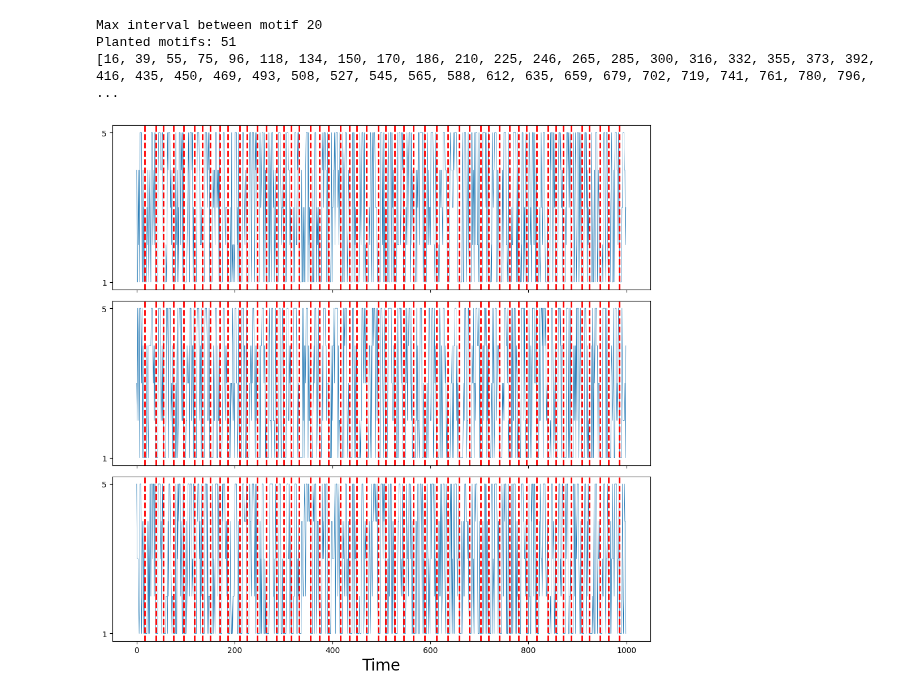
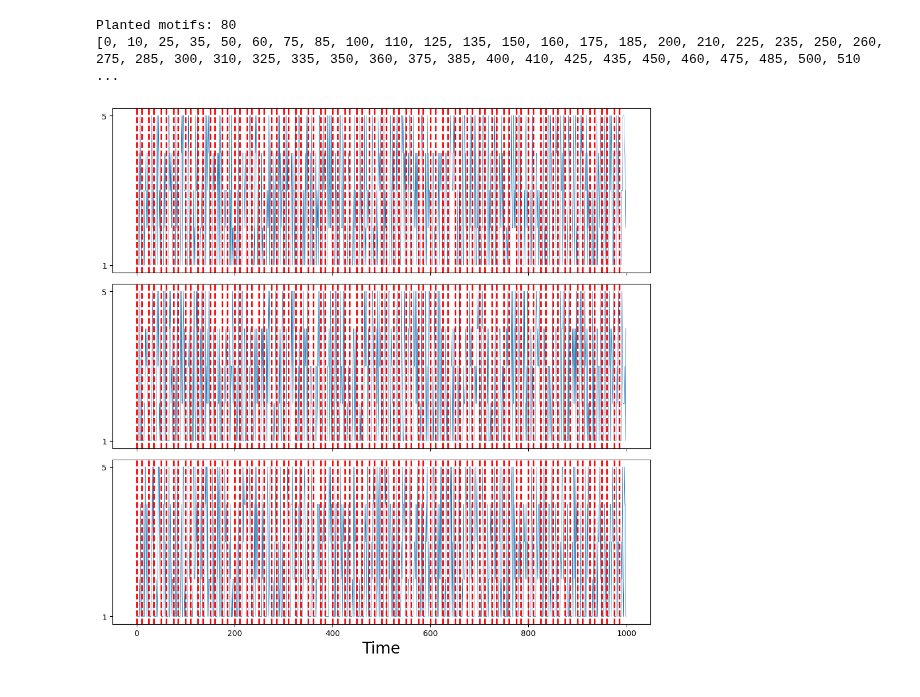
Before and after one commit to MiguelGarcaoSilva/motifpred, a Jupyter notebook: code/casestudy_syntheticdata_scenario1_ffnn.ipynb, the cells around one changed output. Cells and saved outputs as stored; diff of their text form; code cells hidden in the pictures.

```diff
--- a/code/casestudy_syntheticdata_scenario1_ffnn.ipynb
+++ b/code/casestudy_syntheticdata_scenario1_ffnn.ipynb
@@ -41,58 +17,57 @@ p = len(motif_pattern)
-# %%
-max_interval = n//50
-print("Max interval between motif", max_interval)
-last_index = 0
-while True:
-    min_interval = p + 10
-    index_interval = np.random.randint(min_interval, p + max_interval)
-    if last_index + index_interval + p > n:
-        break
-    last_index = last_index + index_interval
-    motif_indexes_scenario1.append(last_index)
-
-print("Planted motifs:", len(motif_indexes_scenario1))
-print(motif_indexes_scenario1)
-for i in motif_indexes_scenario1:
-    for j in range(k):
-        data_scenario1[j, i:i+p] = motif_pattern
-#save to file as csv
-data_scenario1 = data_scenario1.astype(int)
-np.savetxt("../data/syntheticdata/scenario1.csv", data_scenario1, delimiter=",")
-np.savetxt("../data/syntheticdata/motif_indexes_scenario1.csv", motif_indexes_scenario1, delimiter=",")
-# %% [output]
-Max interval between motif 20
-Planted motifs: 51
-[16, 39, 55, 75, 96, 118, 134, 150, 170, 186, 210, 225, 246, 265, 285, 300, 316, 332, 355, 373, 392, 416, 435, 450, 469, 493, 508, 527, 545, 565, 588, 612, 635, 659, 679, 702, 719, 741, 761, 780, 796, ...
 # %%
-variable_indexes = np.arange(k)
-#change the values of the time series in the selected timewindows to the motif pattern
-for idx in motif_indexes_scenario1:
-    data_scenario1[variable_indexes,idx:idx+p] = motif_pattern
+#fixed frequency repetitions
+n = 1000
+k = 3
+variable_indexes = range(k)
+data = np.random.randint(1, 6, (k, n)) #k timeseries of length n
+#put the pattern every 1000 indexes
+motif_indexes_scenario1 = []
+motif_pattern = [1, 1, 1, 1, 1]
+p = len(motif_pattern)
 
-#introduce hint in the data
-for idx in motif_indexes_scenario1:
-   data_scenario1[variable_indexes,idx-9:idx-9+3] = [5,5,5]
+# Initialize the index and step counters
+index = 0
+step = 10
+# Loop through the array with alternating steps
+while index < n:
+    motif_indexes_scenario1.append(index)
+    data[:, index:index + p] = motif_pattern
 
-data_scenario1 = data_scenario1.astype(int)
-np.savetxt("../data/syntheticdata/scenario1_withhint.csv", data_scenario1, delimiter=",")
+    # Alternate between steps of 10 and 15 indices
+    if step == 10:
+        index += 10
+        step = 15
+    else:
+        index += 15
+        step = 10
+
+print("Planted motifs:", len(motif_indexes_scenario1))
+print(motif_indexes_scenario1)
+
+#save to file as csv
+data_scenario_fixed_frequency = data.astype(int)
+np.savetxt("../data/syntheticdata/scenario1_k=3.csv", data_scenario_fixed_frequency, delimiter=",")
+np.savetxt("../data/syntheticdata/motif_indexes_scenario1_k=3.csv", motif_indexes_scenario1, delimiter=",")
 
 #plot multivariate data using subplots in red the planted motifs
 fig, axis = plt.subplots(nrows=k, ncols=1, figsize=(10, 10), sharex=True)
 for i, variable in enumerate(variable_indexes):
  plt.subplot(len(variable_indexes), 1, i+1)
  #y axis from 1 to 5
  plt.yticks([1,5])
- plt.plot(data_scenario1[variable], linewidth=0.5)
+ plt.plot(data_scenario_fixed_frequency[variable], linewidth=0.5)
  #plot the planted motifs
  for idx in motif_indexes_scenario1:
     plt.axvline(x=idx, color='r', linestyle='--', linewidth = 2)
 
 plt.xlabel('Time', size=20)
 plt.tight_layout()
-plt.savefig("../images/data_scenario1_withhint.pdf")
+plt.savefig("../images/data_scenario1.pdf")
 plt.show()
 # %% [output]
+Planted motifs: 80
+[0, 10, 25, 35, 50, 60, 75, 85, 100, 110, 125, 135, 150, 160, 175, 185, 200, 210, 225, 235, 250, 260, 275, 285, 300, 310, 325, 335, 350, 360, 375, 385, 400, 410, 425, 435, 450, 460, 475, 485, 500, 510 ...
-[figure, old version]
+[figure, new version]
 # %%
 from keras.preprocessing.sequence import pad_sequences
 
```
Also changed, not shown: parts of 16 cells of this notebook, 37 other files.
